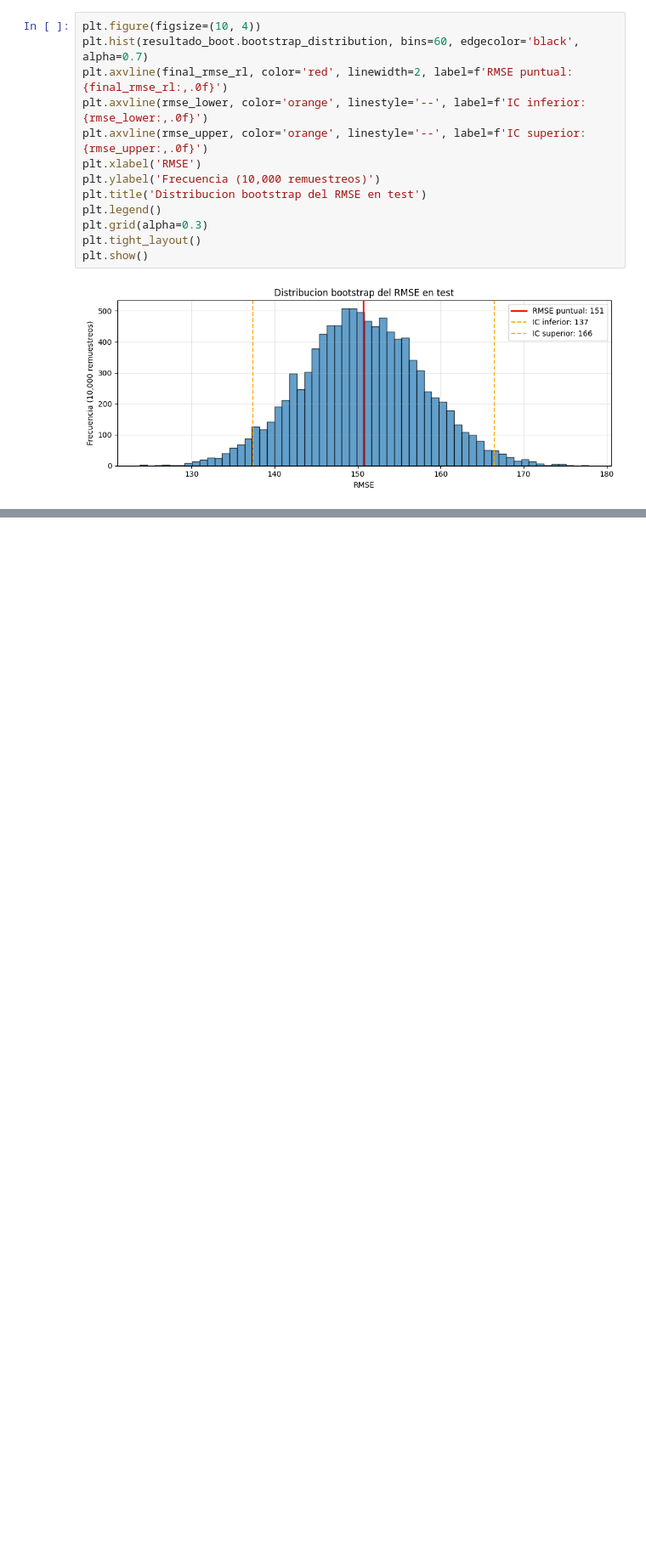
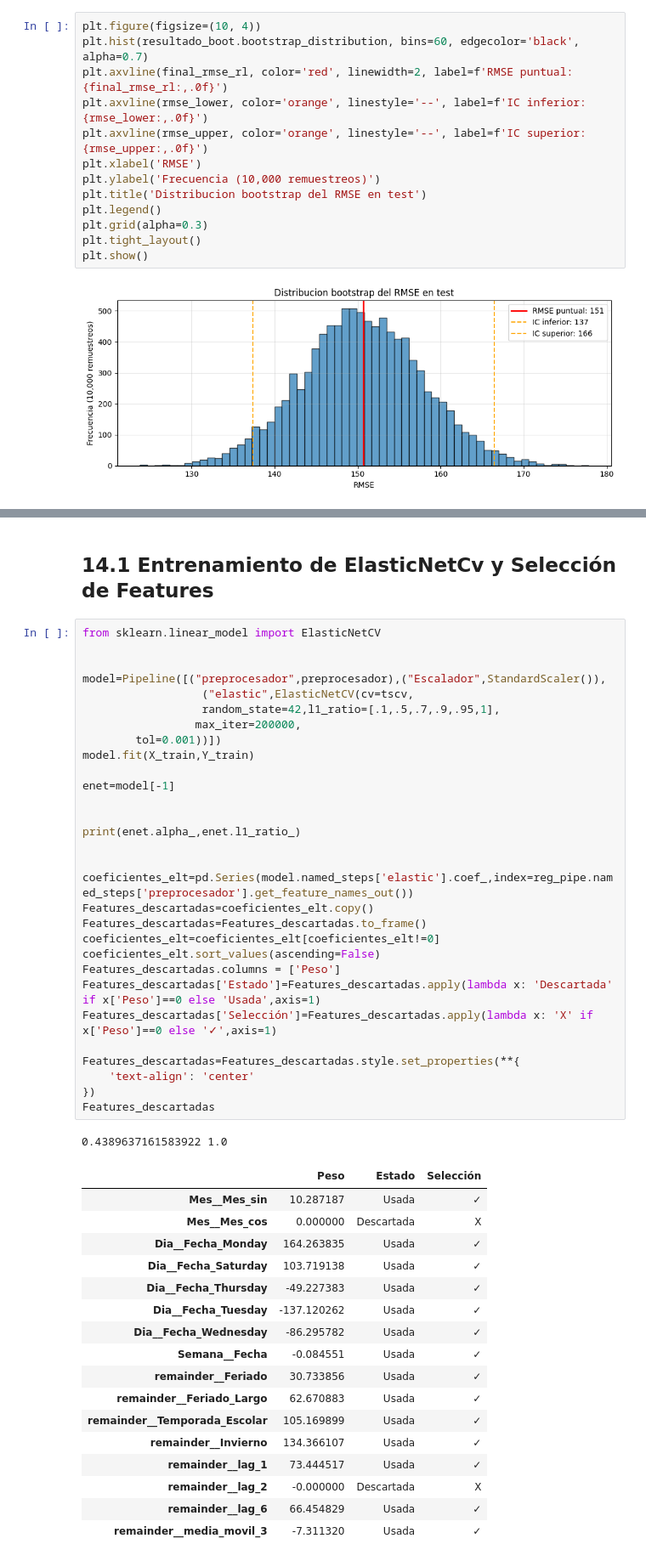
Before and after one commit to mazuelosleandro0-prog/Demand_Bakery, a Jupyter notebook: Model/ModelBakery.ipynb, the cells around one changed output, grey strips where cells are left out. Shown at 85% size. Drawn from its saved outputs; the diff is of its cells as text; blank space fills up the shorter version.

```diff
--- a/Model/ModelBakery.ipynb
+++ b/Model/ModelBakery.ipynb
@@ -783,0 +784,51 @@ plt.show()
+# %% [markdown]
+## 14.1 Entrenamiento de ElasticNetCv y Selección de Features
+# %%
+from sklearn.linear_model import ElasticNetCV
+
+
+model=Pipeline([("preprocesador",preprocesador),("Escalador",StandardScaler()),
+                  ("elastic",ElasticNetCV(cv=tscv,
+                  random_state=42,l1_ratio=[.1,.5,.7,.9,.95,1],
+                 max_iter=200000,
+        tol=0.001))])
+model.fit(X_train,Y_train)
+
+enet=model[-1]
+
+
+print(enet.alpha_,enet.l1_ratio_)
+
+
+coeficientes_elt=pd.Series(model.named_steps['elastic'].coef_,index=reg_pipe.named_steps['preprocesador'].get_feature_names_out())
+Features_descartadas=coeficientes_elt.copy()
+Features_descartadas=Features_descartadas.to_frame()
+coeficientes_elt=coeficientes_elt[coeficientes_elt!=0]
+coeficientes_elt.sort_values(ascending=False)
+Features_descartadas.columns = ['Peso']
+Features_descartadas['Estado']=Features_descartadas.apply(lambda x: 'Descartada' if x['Peso']==0 else 'Usada',axis=1)
+Features_descartadas['Selección']=Features_descartadas.apply(lambda x: 'X' if x['Peso']==0 else '✓',axis=1)
+
+Features_descartadas=Features_descartadas.style.set_properties(**{
+    'text-align': 'center'
+})
+Features_descartadas
+# %% [output]
+0.4389637161583922 1.0
+|  | Peso | Estado | Selección |
+| Mes__Mes_sin | 10.287187 | Usada | ✓ |
+| Mes__Mes_cos | 0.000000 | Descartada | X |
+| Dia__Fecha_Monday | 164.263835 | Usada | ✓ |
+| Dia__Fecha_Saturday | 103.719138 | Usada | ✓ |
+| Dia__Fecha_Thursday | -49.227383 | Usada | ✓ |
+| Dia__Fecha_Tuesday | -137.120262 | Usada | ✓ |
+| Dia__Fecha_Wednesday | -86.295782 | Usada | ✓ |
+| Semana__Fecha | -0.084551 | Usada | ✓ |
+| remainder__Feriado | 30.733856 | Usada | ✓ |
+| remainder__Feriado_Largo | 62.670883 | Usada | ✓ |
+| remainder__Temporada_Escolar | 105.169899 | Usada | ✓ |
+| remainder__Invierno | 134.366107 | Usada | ✓ |
+| remainder__lag_1 | 73.444517 | Usada | ✓ |
+| remainder__lag_2 | -0.000000 | Descartada | X |
+| remainder__lag_6 | 66.454829 | Usada | ✓ |
+| remainder__media_movil_3 | -7.311320 | Usada | ✓ |
```
Also changed, not shown: parts of 11 cells of this notebook, 7 other files.
